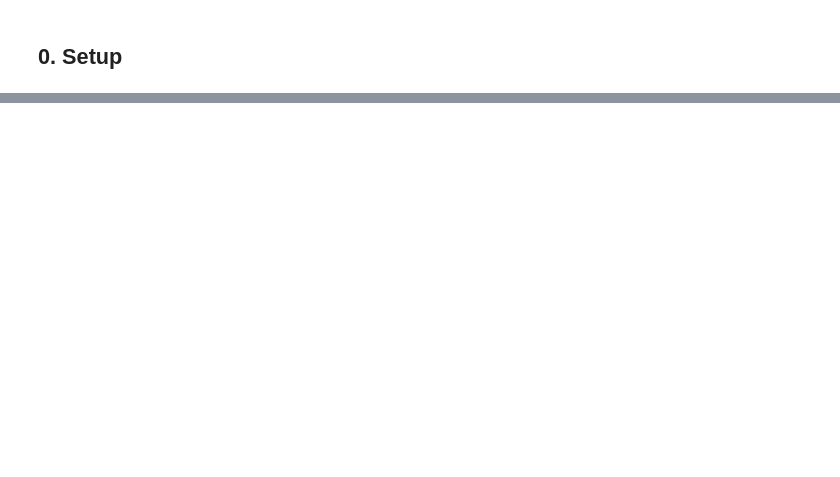
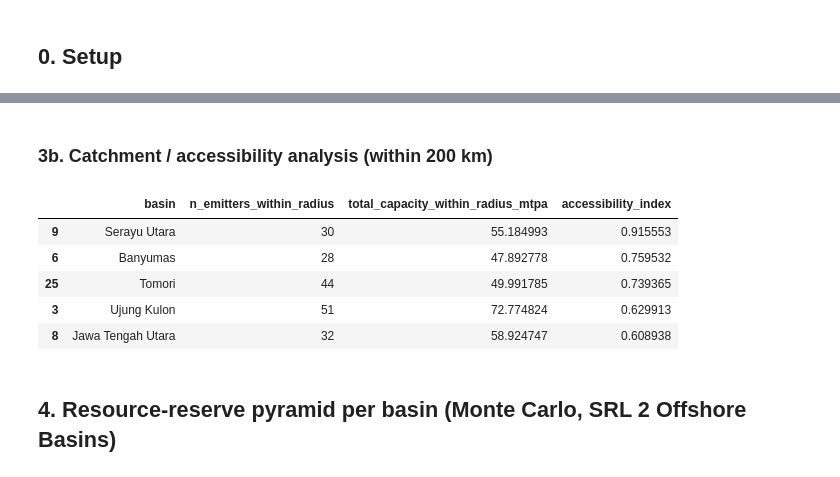
Before and after one commit to Arsyrahmatullah/ccs-screening, a Jupyter notebook: notebooks/00_tier1_national_screening.ipynb, the cells around one changed output, grey strips where cells are left out. Cells and saved outputs as stored; diff of their text form; code cells hidden in the pictures; blank space fills up the shorter version.

```diff
--- a/notebooks/00_tier1_national_screening.ipynb
+++ b/notebooks/00_tier1_national_screening.ipynb
@@ -500,0 +333,25 @@ Monte Carlo capacity, specific to the Sunda-Asri Basin.
+# %% [markdown]
+### 3b. Catchment / accessibility analysis (within 200 km)
+# %%
+
+ts = cfg["tier1_scoring"]
+
+basins_scored = basin_accessibility_scores(
+    basins_qualified, emitters,
+    radius_km=ts["search_radius_km"],
+    min_distance_floor_km=ts["min_distance_floor_km"],
+    basin_lat_col="lat", basin_lon_col="lon",
+    emitter_lat_col="lat", emitter_lon_col="lon",
+    capacity_col="capacity_mtpa_co2_est" if "capacity_mtpa_co2_est" in emitters.columns else "lat",
+)
+basins_scored[["basin", "n_emitters_within_radius", "total_capacity_within_radius_mtpa", "accessibility_index"]] \
+    .sort_values("accessibility_index", ascending=False).head()
+# %% [output]
+|  | basin | n_emitters_within_radius | total_capacity_within_radius_mtpa | accessibility_index |
+| 9 | Serayu Utara | 30 | 55.184993 | 0.915553 |
+| 6 | Banyumas | 28 | 47.892778 | 0.759532 |
+| 25 | Tomori | 44 | 49.991785 | 0.739365 |
+| 3 | Ujung Kulon | 51 | 72.774824 | 0.629913 |
+| 8 | Jawa Tengah Utara | 32 | 58.924747 | 0.608938 |
+# %% [markdown]
+## 4. Resource-reserve pyramid per basin (Monte Carlo, SRL 2 Offshore Basins)
```
Also changed, not shown: parts of 44 cells of this notebook, 16 other files.
